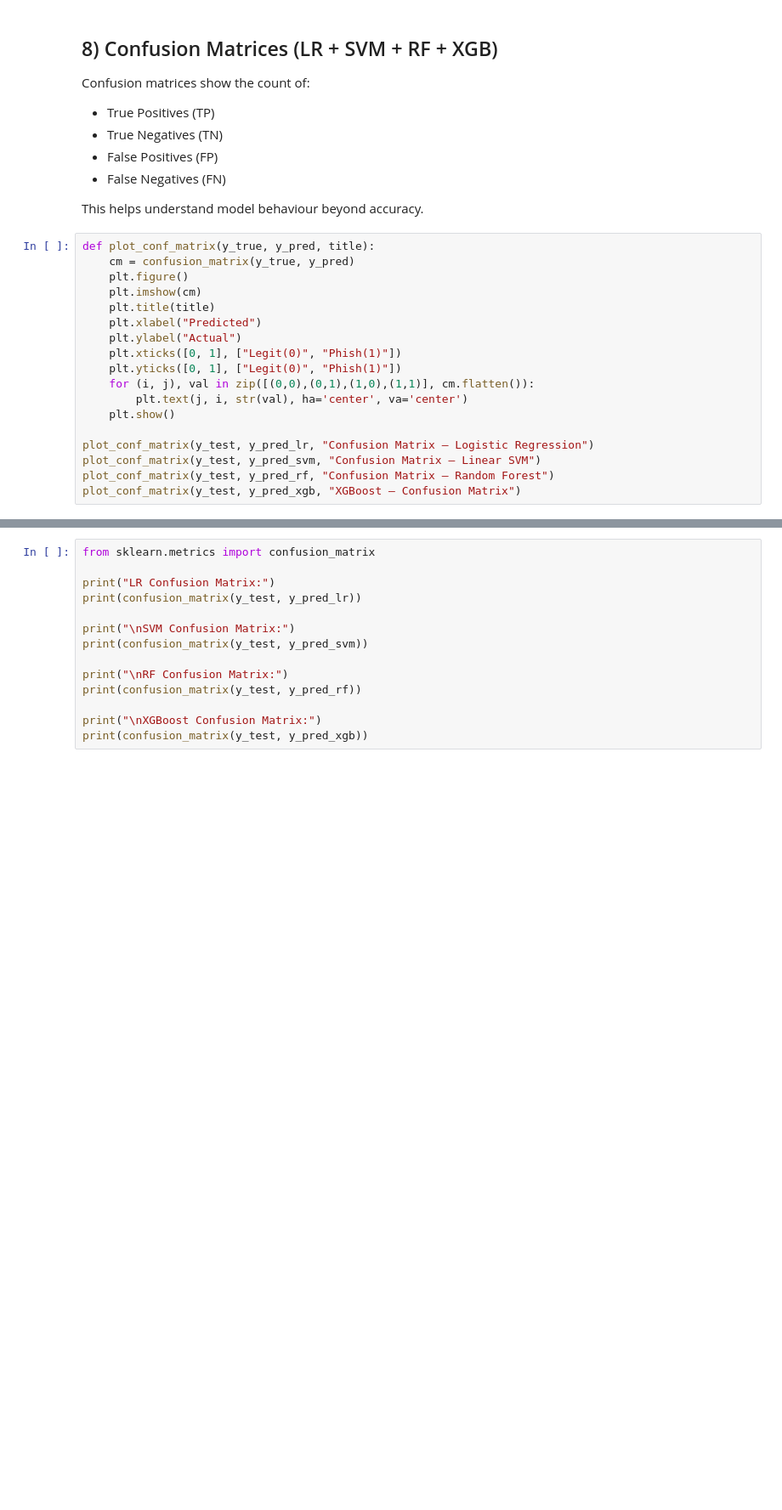
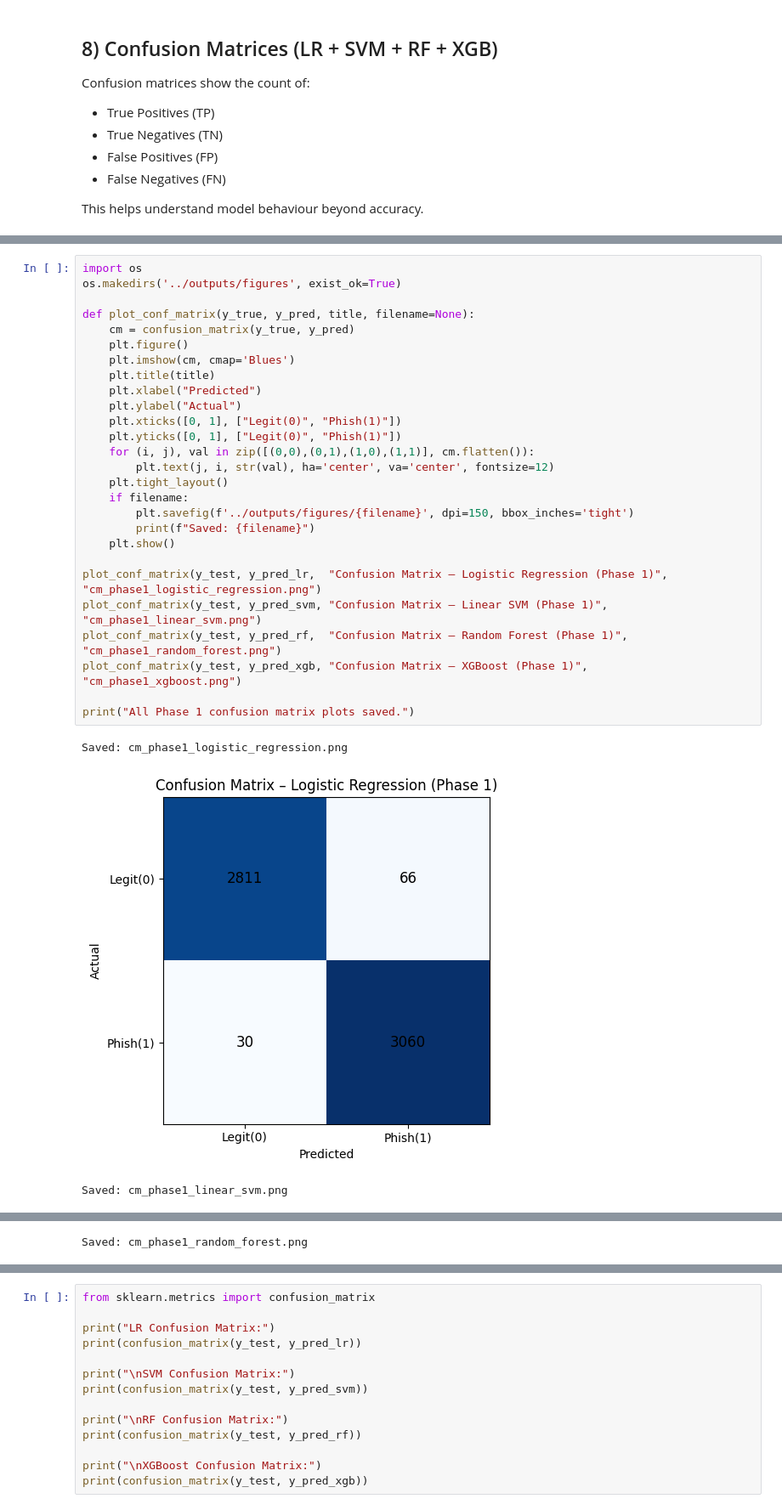
Before and after one commit to bibekkumar323/Phishing-Detector, a Jupyter notebook: notebooks/02_phase_1_baseline_model.ipynb, the cells around one changed output, grey strips where cells are left out. Shown at 85% size. Cells and saved outputs as stored; diff of their text form; blank space fills up the shorter version.

Commit message:
Update Phase 1 and Phase 2 notebooks — save confusion matrix plots, add XGBoost description, add Phase 2 confusion matrix analysis

```diff
--- a/notebooks/02_phase_1_baseline_model.ipynb
+++ b/notebooks/02_phase_1_baseline_model.ipynb
@@ -271,21 +271,3 @@ Confusion matrices show the count of:
 - False Negatives (FN)
 
 This helps understand model behaviour beyond accuracy.
-# %%
-def plot_conf_matrix(y_true, y_pred, title):
-    cm = confusion_matrix(y_true, y_pred)
-    plt.figure()
-    plt.imshow(cm)
-    plt.title(title)
-    plt.xlabel("Predicted")
-    plt.ylabel("Actual")
-    plt.xticks([0, 1], ["Legit(0)", "Phish(1)"])
-    plt.yticks([0, 1], ["Legit(0)", "Phish(1)"])
-    for (i, j), val in zip([(0,0),(0,1),(1,0),(1,1)], cm.flatten()):
-        plt.text(j, i, str(val), ha='center', va='center')
-    plt.show()
-
-plot_conf_matrix(y_test, y_pred_lr, "Confusion Matrix – Logistic Regression")
-plot_conf_matrix(y_test, y_pred_svm, "Confusion Matrix – Linear SVM")
-plot_conf_matrix(y_test, y_pred_rf, "Confusion Matrix – Random Forest")
-plot_conf_matrix(y_test, y_pred_xgb, "XGBoost – Confusion Matrix")
@@ -296,0 +274,31 @@ plot_conf_matrix(y_test, y_pred_xgb, "XGBoost – Confusion Matrix")
+# %%
+import os
+os.makedirs('../outputs/figures', exist_ok=True)
+
+def plot_conf_matrix(y_true, y_pred, title, filename=None):
+    cm = confusion_matrix(y_true, y_pred)
+    plt.figure()
+    plt.imshow(cm, cmap='Blues')
+    plt.title(title)
+    plt.xlabel("Predicted")
+    plt.ylabel("Actual")
+    plt.xticks([0, 1], ["Legit(0)", "Phish(1)"])
+    plt.yticks([0, 1], ["Legit(0)", "Phish(1)"])
+    for (i, j), val in zip([(0,0),(0,1),(1,0),(1,1)], cm.flatten()):
+        plt.text(j, i, str(val), ha='center', va='center', fontsize=12)
+    plt.tight_layout()
+    if filename:
+        plt.savefig(f'../outputs/figures/{filename}', dpi=150, bbox_inches='tight')
+        print(f"Saved: {filename}")
+    plt.show()
+
+plot_conf_matrix(y_test, y_pred_lr,  "Confusion Matrix – Logistic Regression (Phase 1)", "cm_phase1_logistic_regression.png")
+plot_conf_matrix(y_test, y_pred_svm, "Confusion Matrix – Linear SVM (Phase 1)",          "cm_phase1_linear_svm.png")
+plot_conf_matrix(y_test, y_pred_rf,  "Confusion Matrix – Random Forest (Phase 1)",        "cm_phase1_random_forest.png")
+plot_conf_matrix(y_test, y_pred_xgb, "Confusion Matrix – XGBoost (Phase 1)",              "cm_phase1_xgboost.png")
+
+print("All Phase 1 confusion matrix plots saved.")
+# %% [output]
+Saved: cm_phase1_logistic_regression.png
+[figure, added]
+Saved: cm_phase1_linear_svm.png
@@ -296,0 +306 @@ plot_conf_matrix(y_test, y_pred_xgb, "XGBoost – Confusion Matrix")
+Saved: cm_phase1_random_forest.png
```
Also changed, not shown: parts of 2 cells of this notebook, 1 other file.
